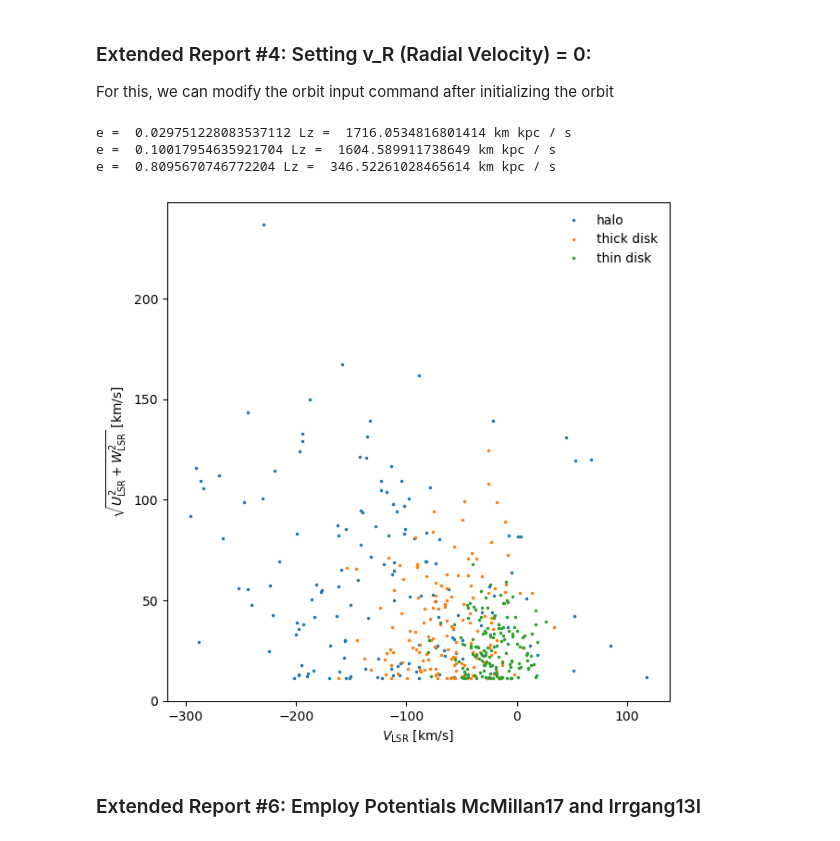
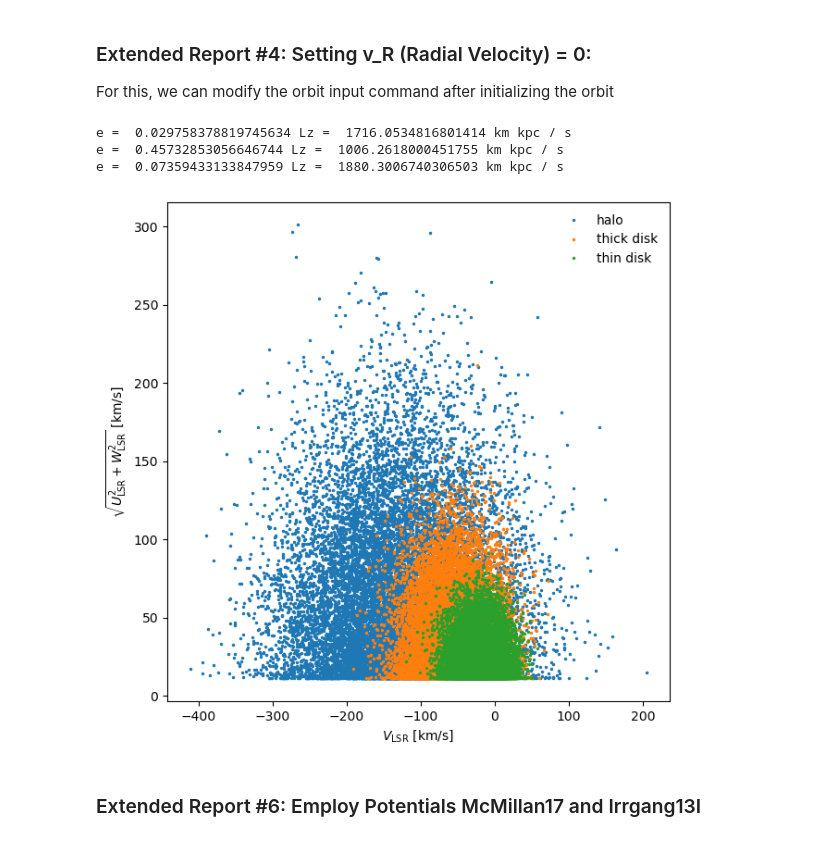
Before and after one commit to CherryWookie/Astrophysics-code, a Jupyter notebook: report2/final_simulation.ipynb, the cells around one changed output. Saved outputs shown, nothing was run; the diff lists cells and outputs as text; code cells hidden in the pictures.

```diff
--- a/report2/final_simulation.ipynb
+++ b/report2/final_simulation.ipynb
@@ -18,7 +18,7 @@ from galpy.potential.mwpotentials import McMillan17, Irrgang13I
 from galpy.util.conversion import get_physical
 
 np.random.seed(0)
-N = 150   #Number of objects
+N = 15000   #Number of objects
 
 # Physical Paramters
 R0 = 8*u.kpc #kpc
@@ -752,7 +871,7 @@ for i in range(N):
     star_halo[i, 4] = vRTZ_halo[i, 2] / 220.
     star_halo[i, 5] = RTZ_halo[1]
 
-ts = np.linspace(0,2,100)*u.Gyr # to test only
+ts = np.linspace(0,2,1000)*u.Gyr # to test only
 
 # we integrate ONE orbit
 
@@ -773,37 +892,37 @@ a_thin.integrate(ts,MWPotential2014)
 a_thick = Orbit(star_thick, ro=R0, zo=z0, vo=V0, solarmotion=v_sun)
 a_thick.integrate(ts,MWPotential2014)
 
 a_halo = Orbit(star_halo, ro=R0, zo=z0, vo=V0, solarmotion=v_sun)
 a_halo.integrate(ts,MWPotential2014)
 
 # printing eccentricity and angular momentum (z component)
 print('e = ', o_thin.e(), 'Lz = ', o_thin.Lz(quantity=True))
 print('e = ', o_thick.e(), 'Lz = ', o_thick.Lz(quantity=True))
 print('e = ', o_halo.e(), 'Lz = ', o_halo.Lz(quantity=True))
 
 
 # Now plotting the Toomre Diagram
 fig = pl.figure(figsize=(7,7))
 fig.subplots_adjust(wspace=0.3)
 ax1 = fig.add_subplot(111)
 
 # using all of the integrated orbits
 
 ax1.plot(a_halo.V(),np.sqrt(a_halo.U()**2 + a_halo.W()**2), marker='.', ms=3, ls='none', label='halo')
 ax1.plot(a_thick.V(),np.sqrt(a_thick.U()**2 + a_thick.W()**2), marker='.', ms=3, ls='none', label='thick disk')
 ax1.plot(a_thin.V(),np.sqrt(a_thin.U()**2 + a_thin.W()**2), marker='.', ms=3, ls='none', label='thin disk')
 
 ax1.set_xlabel(r'$V_{\rm LSR}$ [km/s]')
 ax1.set_ylabel(r'$\sqrt{U^2_{\rm LSR} + W^2_{\rm LSR}}$ [km/s]')
 pl.savefig('sim_Toomre_diagram_Vr=0')
 pl.legend(frameon=False)
 
 pl.show()
 # %% [output]
-e =  0.029751228083537112 Lz =  1716.0534816801414 km kpc / s
-e =  0.10017954635921704 Lz =  1604.589911738649 km kpc / s
-e =  0.8095670746772204 Lz =  346.52261028465614 km kpc / s
+e =  0.029758378819745634 Lz =  1716.0534816801414 km kpc / s
+e =  0.45732853056646744 Lz =  1006.2618000451755 km kpc / s
+e =  0.07359433133847959 Lz =  1880.3006740306503 km kpc / s
-[figure, old version]
+[figure, new version]
 # %% [markdown]
 ### Extended Report #6: Employ Potentials McMillan17 and Irrgang13I
 # %% [markdown]
```
Also changed, not shown: parts of 14 cells of this notebook, 27 other files.
